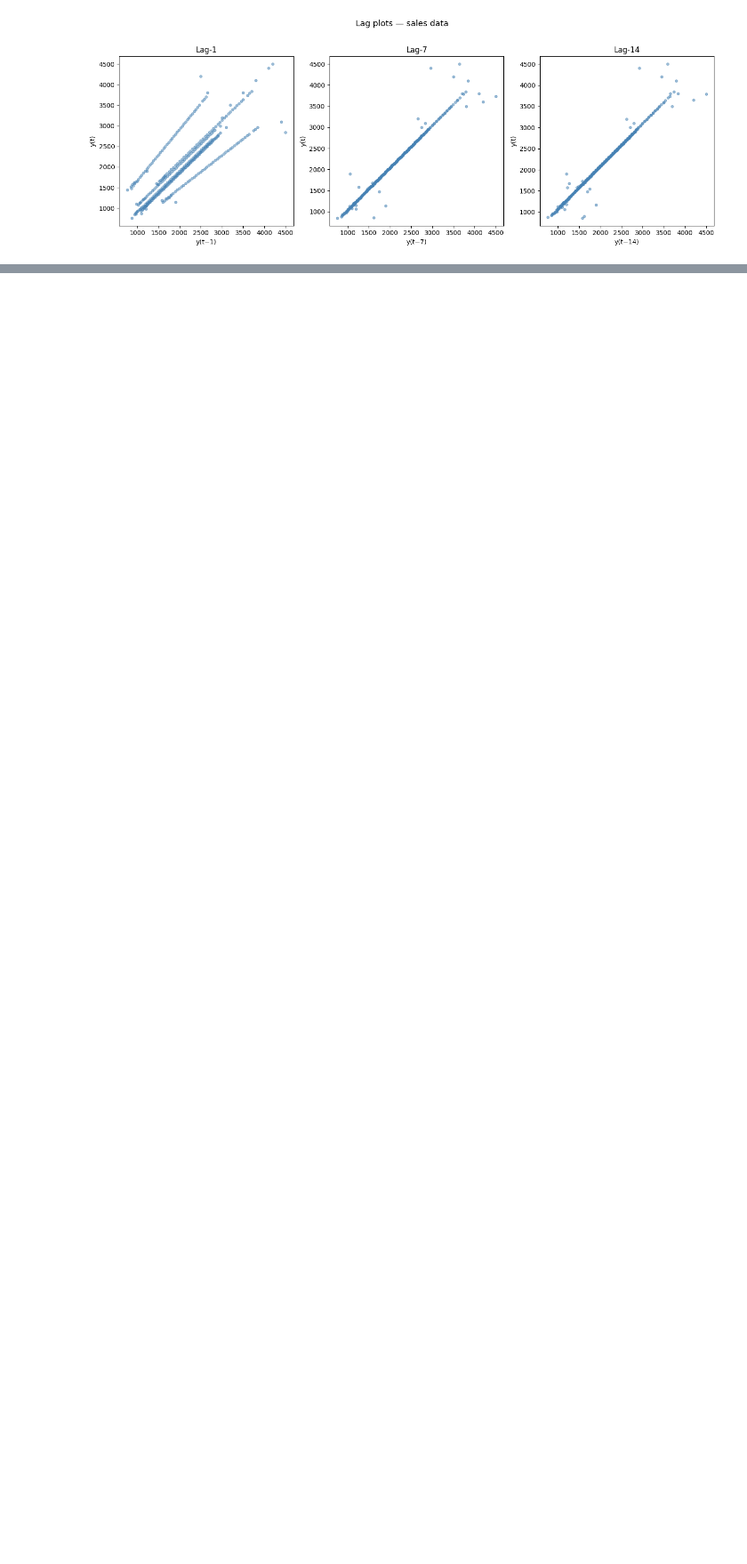
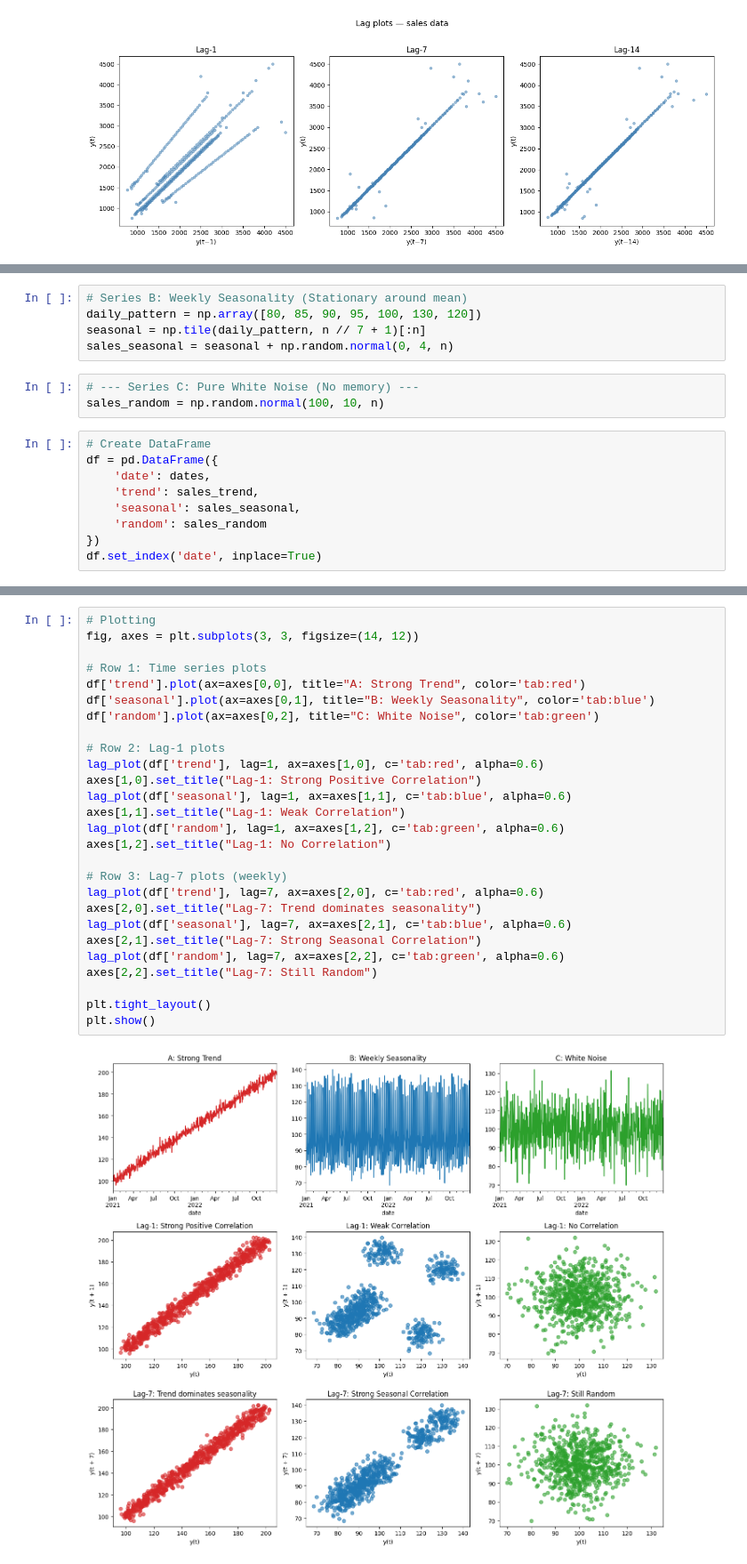
Before and after one commit to MuhammadFanik/Time-Series-for-Machine-Learning-Data-Science, a Jupyter notebook: 1-Time-series-analysis/5-Lag-plots.ipynb, the cells around one changed output, grey strips where cells are left out. Shown at 89% size. Saved outputs shown, nothing was run; the diff lists cells and outputs as text; blank space fills up the shorter version.

```diff
--- a/1-Time-series-analysis/5-Lag-plots.ipynb
+++ b/1-Time-series-analysis/5-Lag-plots.ipynb
@@ -28,0 +54,17 @@ plt.show()
+# %%
+# Series B: Weekly Seasonality (Stationary around mean)
+daily_pattern = np.array([80, 85, 90, 95, 100, 130, 120])
+seasonal = np.tile(daily_pattern, n // 7 + 1)[:n]
+sales_seasonal = seasonal + np.random.normal(0, 4, n)
+# %%
+# --- Series C: Pure White Noise (No memory) ---
+sales_random = np.random.normal(100, 10, n)
+# %%
+# Create DataFrame
+df = pd.DataFrame({
+    'date': dates,
+    'trend': sales_trend,
+    'seasonal': sales_seasonal,
+    'random': sales_random
+})
+df.set_index('date', inplace=True)
@@ -28,0 +81,29 @@ plt.show()
+# %%
+# Plotting
+fig, axes = plt.subplots(3, 3, figsize=(14, 12))
+
+# Row 1: Time series plots
+df['trend'].plot(ax=axes[0,0], title="A: Strong Trend", color='tab:red')
+df['seasonal'].plot(ax=axes[0,1], title="B: Weekly Seasonality", color='tab:blue')
+df['random'].plot(ax=axes[0,2], title="C: White Noise", color='tab:green')
+
+# Row 2: Lag-1 plots
+lag_plot(df['trend'], lag=1, ax=axes[1,0], c='tab:red', alpha=0.6)
+axes[1,0].set_title("Lag-1: Strong Positive Correlation")
+lag_plot(df['seasonal'], lag=1, ax=axes[1,1], c='tab:blue', alpha=0.6)
+axes[1,1].set_title("Lag-1: Weak Correlation")
+lag_plot(df['random'], lag=1, ax=axes[1,2], c='tab:green', alpha=0.6)
+axes[1,2].set_title("Lag-1: No Correlation")
+
+# Row 3: Lag-7 plots (weekly)
+lag_plot(df['trend'], lag=7, ax=axes[2,0], c='tab:red', alpha=0.6)
+axes[2,0].set_title("Lag-7: Trend dominates seasonality")
+lag_plot(df['seasonal'], lag=7, ax=axes[2,1], c='tab:blue', alpha=0.6)
+axes[2,1].set_title("Lag-7: Strong Seasonal Correlation")
+lag_plot(df['random'], lag=7, ax=axes[2,2], c='tab:green', alpha=0.6)
+axes[2,2].set_title("Lag-7: Still Random")
+
+plt.tight_layout()
+plt.show()
+# %% [output]
+[figure, added]
```
Also changed, not shown: parts of 6 cells of this notebook.
